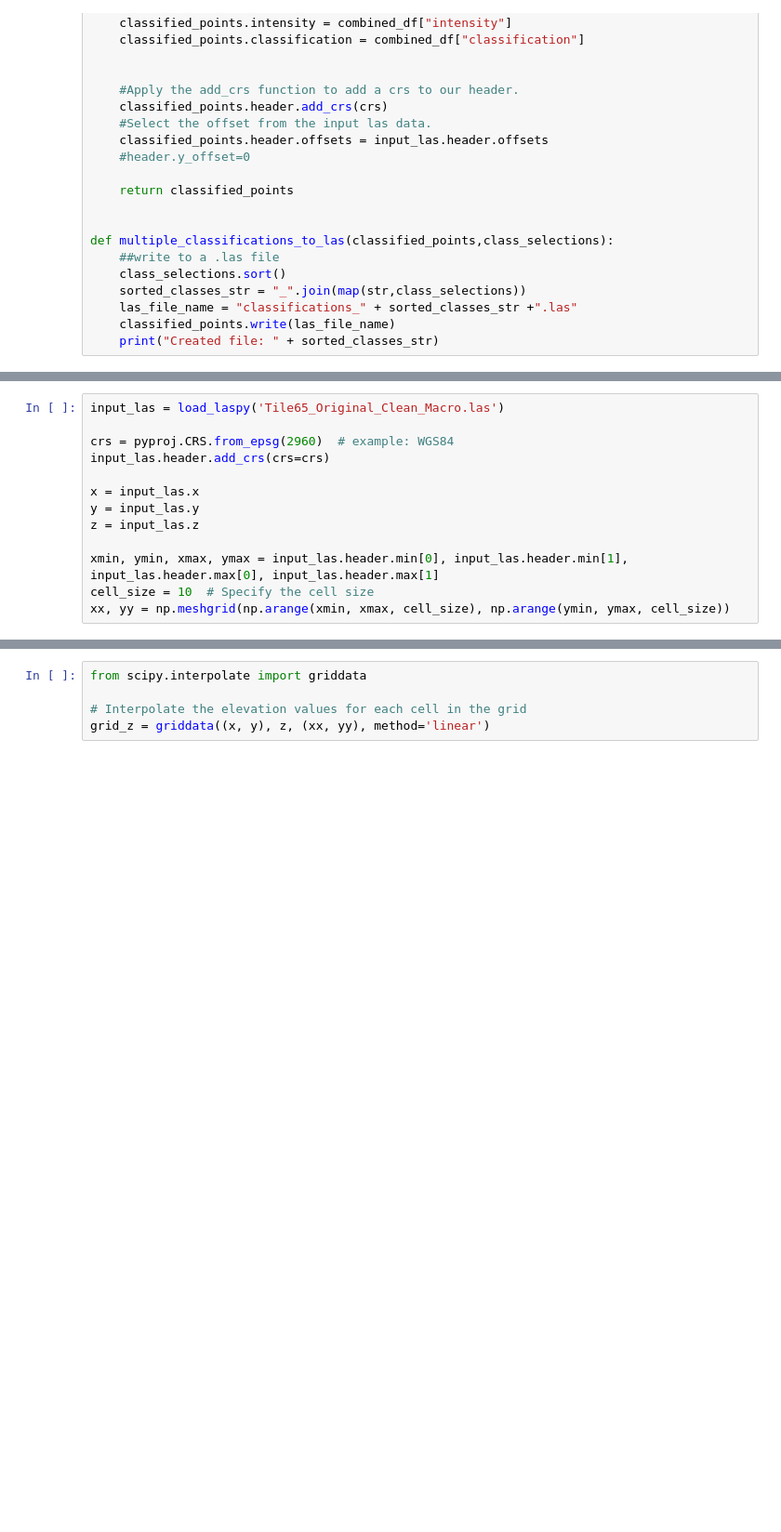
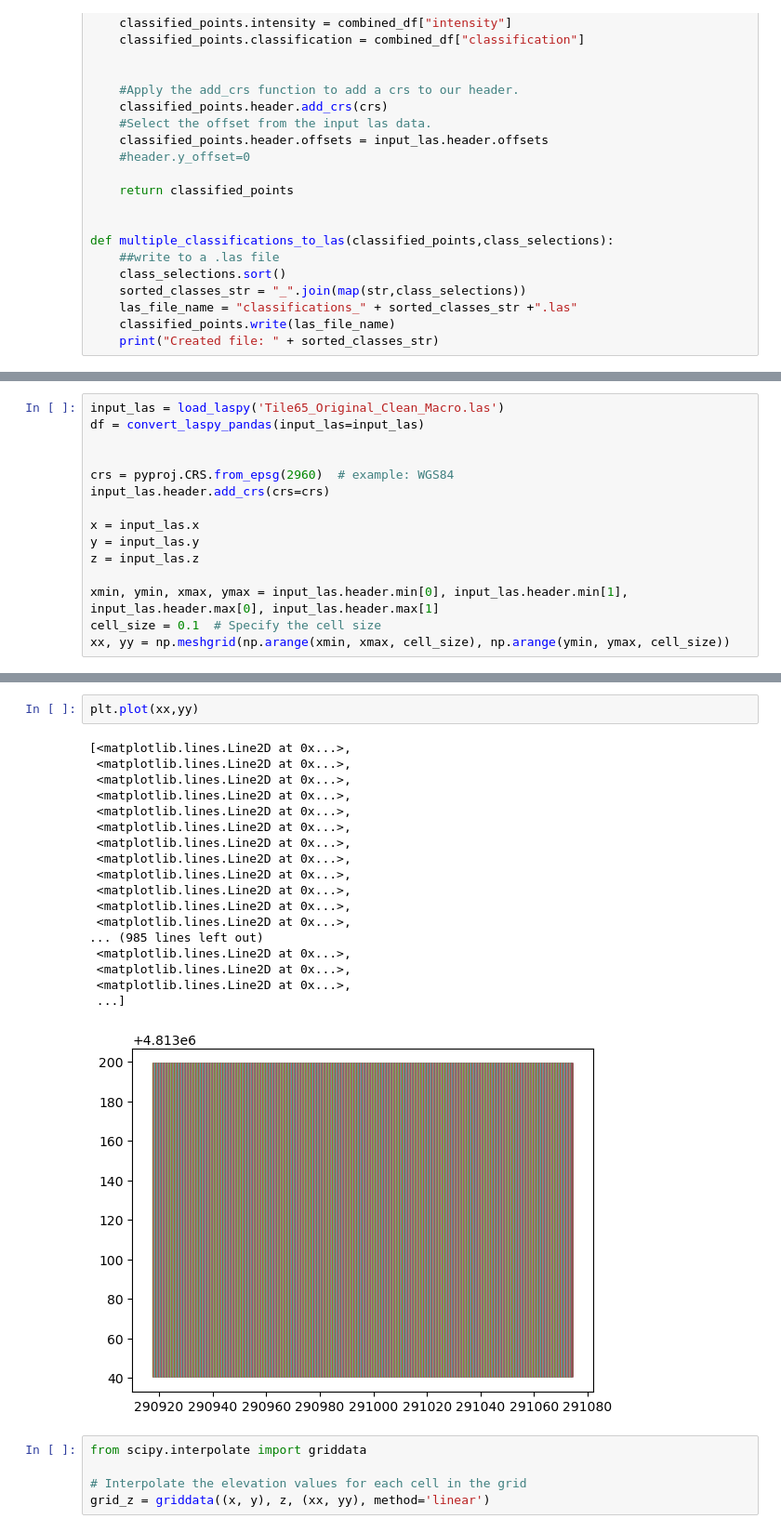
Before and after one commit to JuanCReyes1/lidar_processing, a Jupyter notebook: python38/laspy_arcpro.ipynb, the cells around one changed output, grey strips where cells are left out. Shown at 93% size. Cells and saved outputs as stored; diff of their text form; blank space fills up the shorter version.

```diff
--- a/python38/laspy_arcpro.ipynb
+++ b/python38/laspy_arcpro.ipynb
@@ -323,5 +319,7 @@ Created file: 0_7_9_18_40_41_42_80
 # %%
 input_las = load_laspy('Tile65_Original_Clean_Macro.las')
+df = convert_laspy_pandas(input_las=input_las)
+
 
 crs = pyproj.CRS.from_epsg(2960)  # example: WGS84
 input_las.header.add_crs(crs=crs)
@@ -331,5 +329,5 @@ y = input_las.y
 z = input_las.z
 
 xmin, ymin, xmax, ymax = input_las.header.min[0], input_las.header.min[1], input_las.header.max[0], input_las.header.max[1]
-cell_size = 10  # Specify the cell size
+cell_size = 0.1  # Specify the cell size
 xx, yy = np.meshgrid(np.arange(xmin, xmax, cell_size), np.arange(ymin, ymax, cell_size))
@@ -336,3 +355,24 @@ xx, yy = np.meshgrid(np.arange(xmin, xmax, cell_size), np.arange(ymin, ymax, cel
+# %%
+plt.plot(xx,yy)
+# %% [output]
+[<matplotlib.lines.Line2D at 0x...>,
+ <matplotlib.lines.Line2D at 0x...>,
+ <matplotlib.lines.Line2D at 0x...>,
+ <matplotlib.lines.Line2D at 0x...>,
+ <matplotlib.lines.Line2D at 0x...>,
+ <matplotlib.lines.Line2D at 0x...>,
+ <matplotlib.lines.Line2D at 0x...>,
+ <matplotlib.lines.Line2D at 0x...>,
+ <matplotlib.lines.Line2D at 0x...>,
+ <matplotlib.lines.Line2D at 0x...>,
+ <matplotlib.lines.Line2D at 0x...>,
+ <matplotlib.lines.Line2D at 0x...>,
+... (985 lines left out)
+ <matplotlib.lines.Line2D at 0x...>,
+ <matplotlib.lines.Line2D at 0x...>,
+ <matplotlib.lines.Line2D at 0x...>,
+ ...]
+[figure, added]
 # %%
 from scipy.interpolate import griddata
 
```
Also changed, not shown: parts of 12 cells of this notebook, 13 other files.
